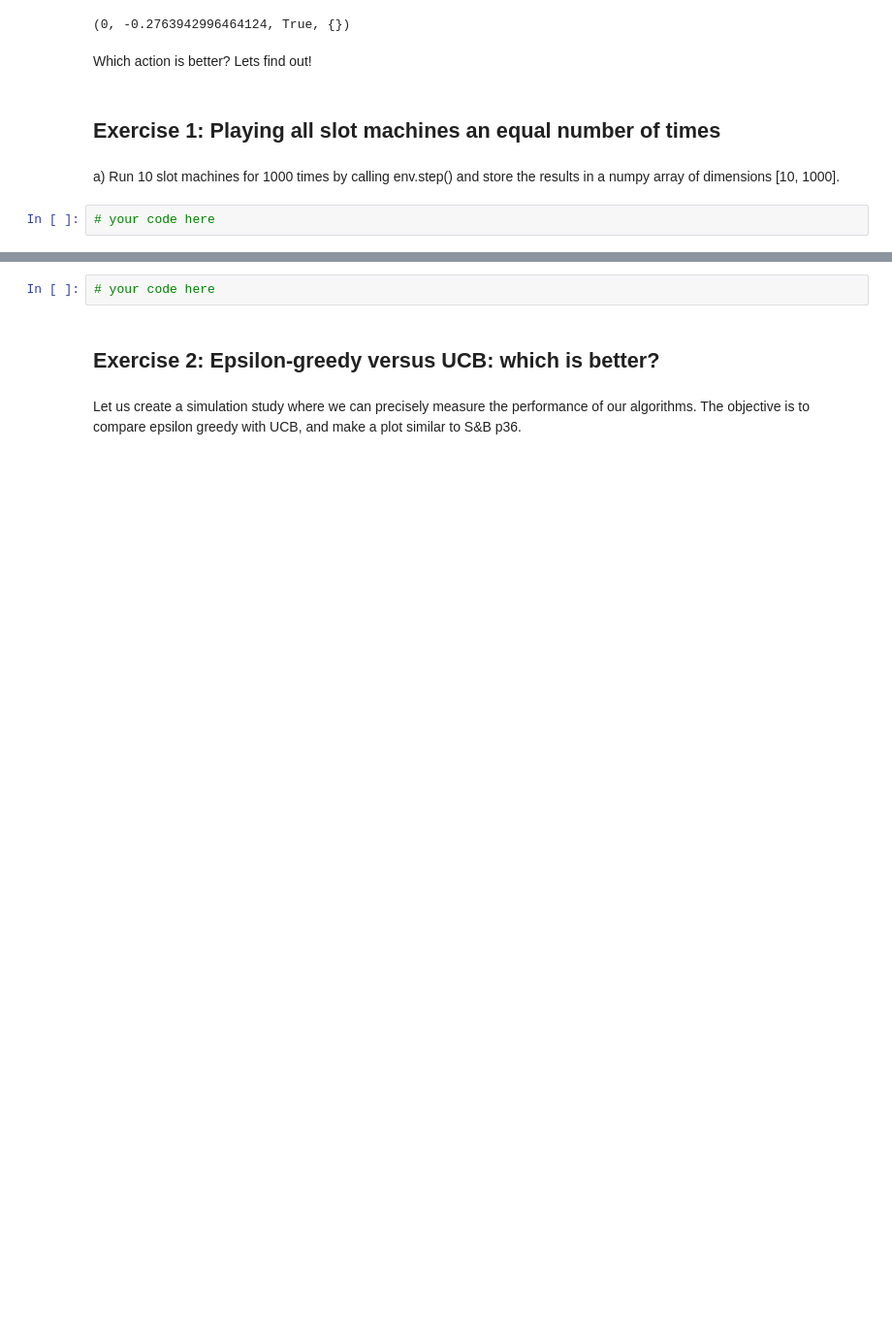
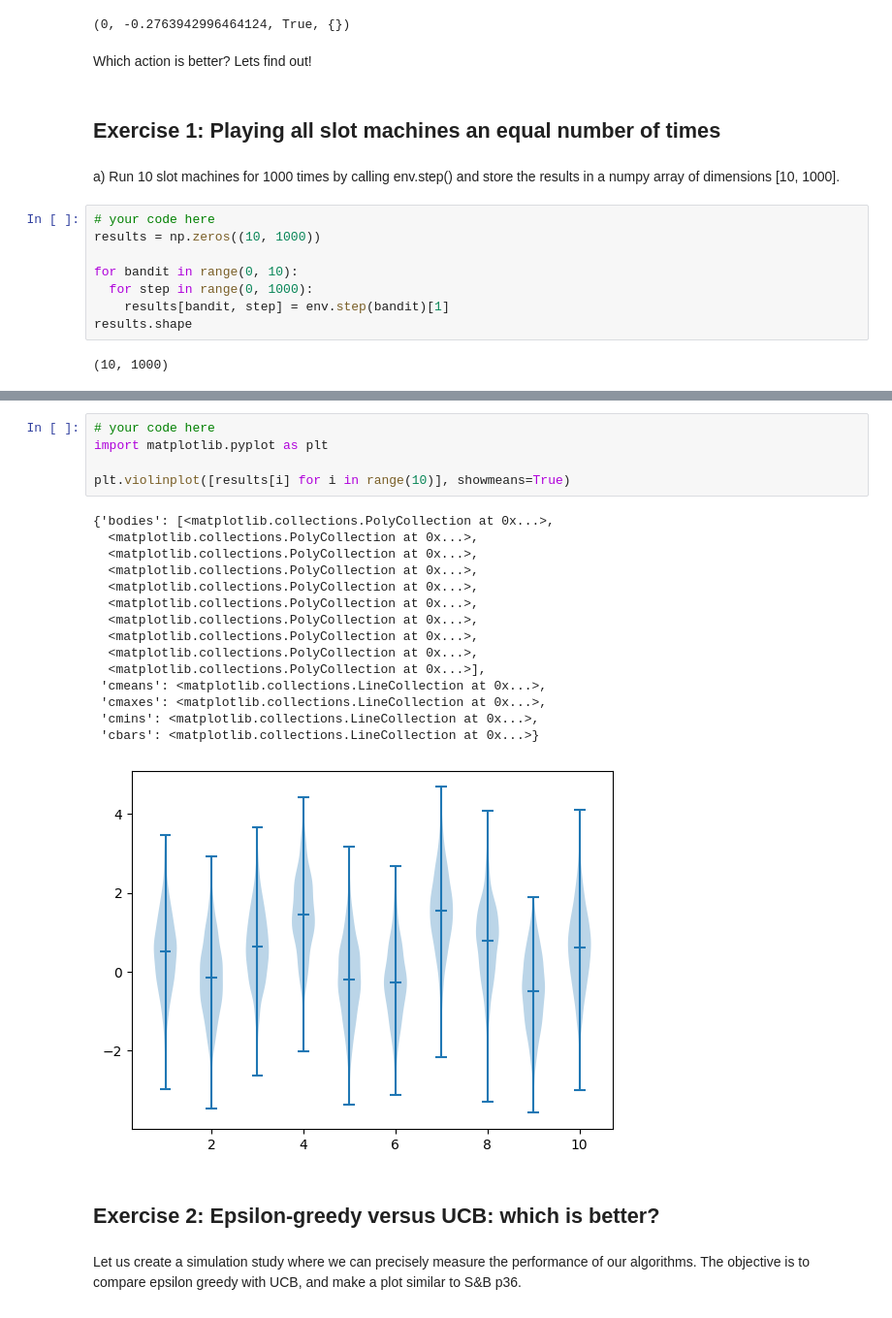
Before and after one commit to heseltime/reinforcement-learning-ubern, a Jupyter notebook: ElementaryRL.ipynb, the cells around one changed output, grey strips where cells are left out. Shown at 97% size. Drawn from its saved outputs; the diff is of its cells as text; blank space fills up the shorter version.

```diff
--- a/ElementaryRL.ipynb
+++ b/ElementaryRL.ipynb
@@ -555,14 +1023,41 @@ Which action is better? Lets find out!
 ## Exercise 1: Playing all slot machines an equal number of times
 # %% [markdown]
 a) Run 10 slot machines for 1000 times by calling env.step() and store the results in a numpy array of dimensions [10, 1000].
-# %%
-# your code here
+# %%
+# your code here
+results = np.zeros((10, 1000))
+
+for bandit in range(0, 10):
+  for step in range(0, 1000):
+    results[bandit, step] = env.step(bandit)[1]
+results.shape
+# %% [output]
+(10, 1000)
 # %% [markdown]
 b) Use matplotlib to plot a violin plot of the distributions of the 10 slot machines, similar to Figure 2.1 in S&B. Which slot machine has the highest average reward?
 
 ![image.png](embedded-picture-1)
-# %%
-# your code here
+# %%
+# your code here
+import matplotlib.pyplot as plt
+
+plt.violinplot([results[i] for i in range(10)], showmeans=True)
+# %% [output]
+{'bodies': [<matplotlib.collections.PolyCollection at 0x...>,
+  <matplotlib.collections.PolyCollection at 0x...>,
+  <matplotlib.collections.PolyCollection at 0x...>,
+  <matplotlib.collections.PolyCollection at 0x...>,
+  <matplotlib.collections.PolyCollection at 0x...>,
+  <matplotlib.collections.PolyCollection at 0x...>,
+  <matplotlib.collections.PolyCollection at 0x...>,
+  <matplotlib.collections.PolyCollection at 0x...>,
+  <matplotlib.collections.PolyCollection at 0x...>,
+  <matplotlib.collections.PolyCollection at 0x...>],
+ 'cmeans': <matplotlib.collections.LineCollection at 0x...>,
+ 'cmaxes': <matplotlib.collections.LineCollection at 0x...>,
+ 'cmins': <matplotlib.collections.LineCollection at 0x...>,
+ 'cbars': <matplotlib.collections.LineCollection at 0x...>}
+[figure, added]
 # %% [markdown]
 ## Exercise 2: Epsilon-greedy versus UCB: which is better?
 # %% [markdown]
```
Also changed, not shown: parts of 20 cells of this notebook.
